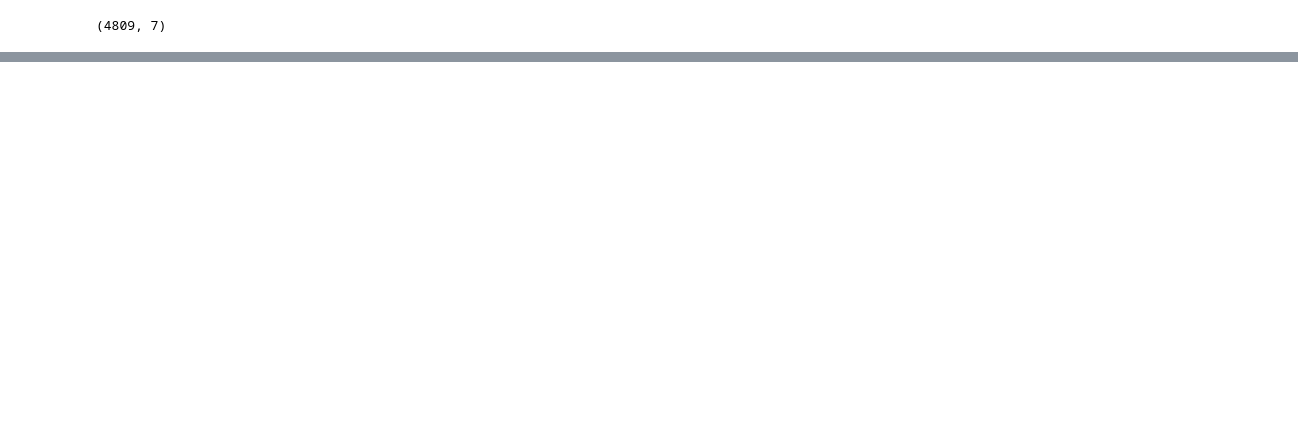
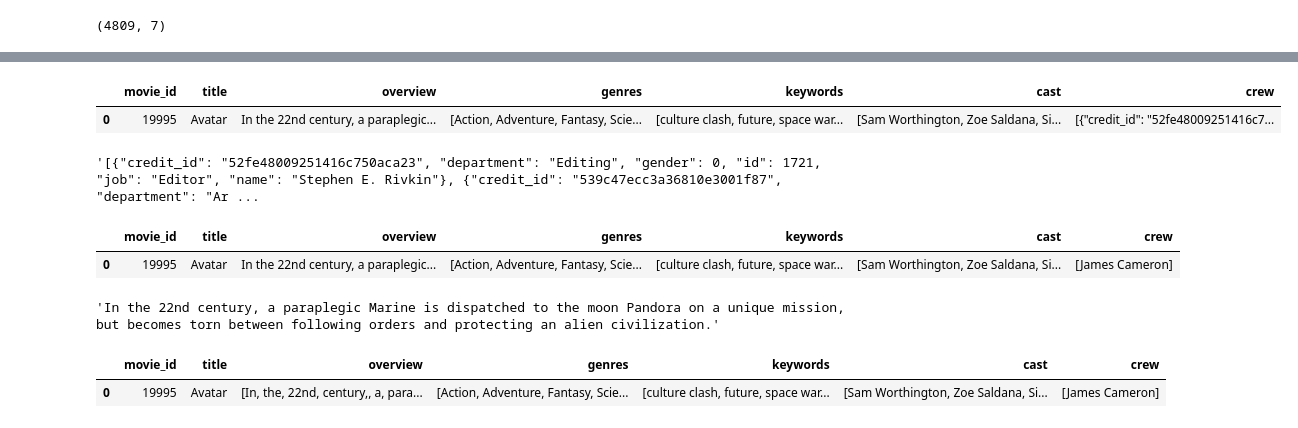
Before and after one commit to rafymemon/ML-Projects, a Jupyter notebook: movie_recommender_system/movie_recommendation.ipynb, the cells around one changed output, grey strips where cells are left out. Cells and saved outputs as stored; diff of their text form; code cells hidden in the pictures; blank space fills up the shorter version.

```diff
--- a/movie_recommender_system/movie_recommendation.ipynb
+++ b/movie_recommender_system/movie_recommendation.ipynb
@@ -94,0 +208,23 @@ movies.shape
+# %%
+# taking only the first 3 elements of the cast
+def counter2(obj) :
+    L = []
+    counter = 0
+    for i in ast.literal_eval(obj):
+        if counter !=3:
+            L.append(i['name'])
+            counter +=1
+        else:
+            break
+    return L
+# %%
+movies['cast']  = movies['cast'].apply(counter2)
+# %%
+movies.head(1)
+# %% [output]
+|  | movie_id | title | overview | genres | keywords | cast | crew |
+| 0 | 19995 | Avatar | In the 22nd century, a paraplegic... | [Action, Adventure, Fantasy, Scie... | [culture clash, future, space war... | [Sam Worthington, Zoe Saldana, Si... | [{"credit_id": "52fe48009251416c7... |
+# %%
+movies['crew'][0]
+# %% [output]
+'[{"credit_id": "52fe48009251416c750aca23", "department": "Editing", "gender": 0, "id": 1721, "job": "Editor", "name": "Stephen E. Rivkin"}, {"credit_id": "539c47ecc3a36810e3001f87", "department": "Ar ...
@@ -94,0 +242,10 @@ movies.shape
+# %%
+movies.head(1)
+# %% [output]
+|  | movie_id | title | overview | genres | keywords | cast | crew |
+| 0 | 19995 | Avatar | In the 22nd century, a paraplegic... | [Action, Adventure, Fantasy, Scie... | [culture clash, future, space war... | [Sam Worthington, Zoe Saldana, Si... | [James Cameron] |
+# %%
+# since the overview column is in string format
+movies['overview'][0]
+# %% [output]
+'In the 22nd century, a paraplegic Marine is dispatched to the moon Pandora on a unique mission, but becomes torn between following orders and protecting an alien civilization.'
@@ -94,0 +255,5 @@ movies.shape
+# %%
+movies.head(1)
+# %% [output]
+|  | movie_id | title | overview | genres | keywords | cast | crew |
+| 0 | 19995 | Avatar | [In, the, 22nd, century,, a, para... | [Action, Adventure, Fantasy, Scie... | [culture clash, future, space war... | [Sam Worthington, Zoe Saldana, Si... | [James Cameron] |
```
Also changed, not shown: parts of 20 cells of this notebook.
